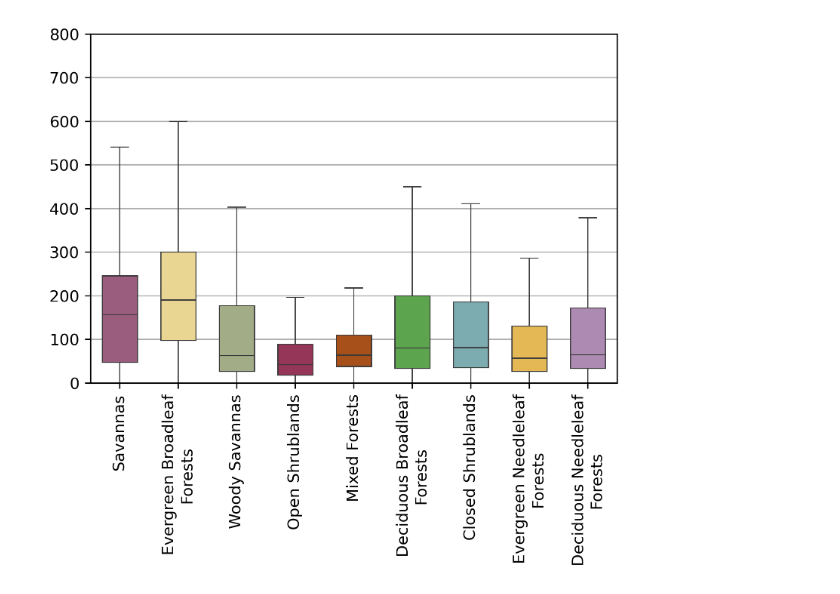
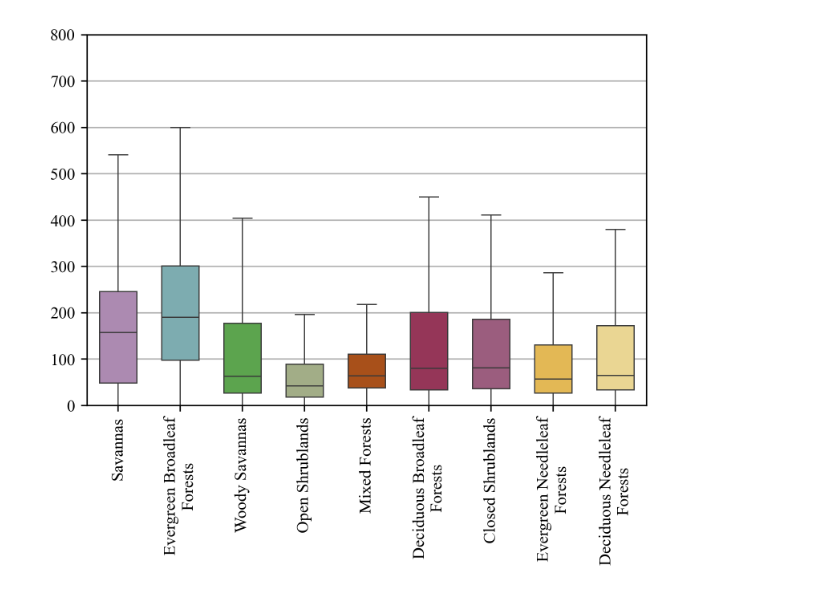
Before and after one commit to xuxh1/Bedrock, a Jupyter notebook: draw/draw_b1_box.ipynb, the cells around one changed output. Drawn from its saved outputs; the diff is of its cells as text; code cells hidden in the pictures.

```diff
--- a/draw/draw_b1_box.ipynb
+++ b/draw/draw_b1_box.ipynb
@@ -7,6 +7,11 @@ import matplotlib.colors as colors
 from myfunc import timer
 from myfunc import DirMan
 import config
+import matplotlib
+
+pd.set_option('display.max_columns', None)
+font = {'family': 'Times New Roman'}
+matplotlib.rc('font', **font)
 
 resolution = config.resolution
 region     = config.region
@@ -14,8 +19,8 @@ data_path  = config.data_path
 shp_path   = config.shp_path
 fig_path   = config.fig_path
 
-print('python draw_b1_box.py')
+print(data_path)
 
-df = pd.read_csv(f'/tera11/zhwei/students/Xionghui/data/run/0p1/csv/Global_igbp_koppen.csv')
+df = pd.read_csv(f'/tera11/zhwei/students/Xionghui/data/run/{resolution}/csv/Global_igbp_koppen.csv')
 df
 # %% [output]
@@ -190,0 +309,34 @@ IGBP
+# %%
+fig = plt.figure(figsize=(18, 8))
+
+land_aesthetics_reorder_sorted = land_aesthetics_reorder.sort_values(by='number', ascending=True)
+# print(land_aesthetics_reorder_sorted['color'].unique())
+sns.boxenplot(x="IGBP", y="Sbedrock", data=df_IGBP_sorted, linewidth=3,
+              hue='IGBP',palette=land_aesthetics_reorder_sorted['color'].unique(),
+              order=land_aesthetics_reorder['number'].unique(), legend=False,
+              k_depth="proportion", outlier_prop=0.0078125, showfliers=True)
+
+ax = plt.gca()
+
+ax.tick_params(axis='x', which='major', length=10, width=2, direction='out')
+ax.tick_params(axis='y', which='major', length=10, width=2, direction='out')
+
+for spine in ax.spines.values():
+    spine.set_edgecolor('black')
+    spine.set_linewidth(3)
+
+area_name = (land_aesthetics_reorder['Area_sum'].unique()/1e9).round().astype(int)
+print(area_name)
+for i, label in enumerate(ax.get_xticklabels()):
+    x_pos = label.get_position()[0]
+    median_value = df_IGBP_sorted[df_IGBP_sorted['IGBP']==land_aesthetics_reorder['number'].unique()[i]]['Sbedrock'].median()
+    ax.text(x_pos, median_value*1.2+480, f'{area_name[i]}', ha='center', va='bottom', fontsize=30, fontweight='bold', color='black')
+
+plt.xlabel('')
+plt.ylabel("")
+
+plt.xticks(ticks=(land_aesthetics_reorder.index), labels=land_aesthetics_reorder['name'].unique(), fontsize=30, fontweight='bold',rotation = 'vertical')
+
+plt.ylim(0, 800)
+yticks = np.arange(0, 900, 100)
+plt.yticks(ticks=yticks, labels=yticks,fontsize=30, fontweight='bold')
@@ -191,30 +364,30 @@ IGBP
 # %%
 # Set fig size
 f, ax = plt.subplots(figsize=(6, 4),dpi=300)
 order = igbp_area_sum.index.tolist()
 # sns.boxplot(x="IGBP", y="Sbedrock", data=df_IGBP, hue = "IGBP", width=.6, linewidth = .7, palette = land_aesthetics['color'].tolist(), whis = 1.5, showfliers = False)
-sns.boxplot(x="IGBP", y="Sbedrock", data=df_IGBP_sorted, hue = "Area_area_sum", width=.6, linewidth = .7, palette = land_aesthetics_reorder['color'].tolist(), whis = 1.5, showfliers = False, order=order)
+sns.boxplot(x="IGBP", y="Sbedrock", data=df_IGBP_sorted, hue = "Area_sum", width=.6, linewidth = .7, palette = land_aesthetics_reorder_sorted['color'].tolist(), whis = 1.5, showfliers = False, order=order)
 plt.legend().remove()
 # plt.xticks(np.arange(0, 9, step=1), labels = land_aesthetics['name'], rotation = 'vertical') # rotation='25', ha="right"
 plt.xticks(np.arange(0, 9, step=1), labels = land_aesthetics_reorder['name'], rotation = 'vertical') # rotation='25', ha="right"
 
 # for i, label in enumerate(ax.get_xticklabels()):
 #     x_pos = label.get_position()[0]
 #     ax.text(x_pos+0.3, 85, f'{igbp_area_sum[i]:i4}', ha='center', va='bottom', fontsize=size1, fontweight='bold', color='black')
 
 # Tweak the visual presentation
 plt.xticks(rotation='vertical')
 ax.set_axisbelow(True)
 #ax.set_title('Biome')
 ax.set_xlabel("")
 ax.set_ylabel("")
 ax.yaxis.grid(True)
 ax.set_ylim(0, 800)
 #ax.set_ylabel('$S_{bedrock}$ (mm)')
 
 # Uncomment to download fig:
 plt.rcParams['pdf.fonttype'] = 42
 # plt.savefig(f"{fig_path}/b1_IGBP.pdf", transparent=True, bbox_inches='tight')
 plt.savefig(f"{fig_path}/b1_IGBP_reorder.pdf", transparent=True, bbox_inches='tight')
 # %% [output]
-[figure, old version]
+[figure, new version]
```
Also changed, not shown: parts of 8 cells of this notebook, 19 other files.
